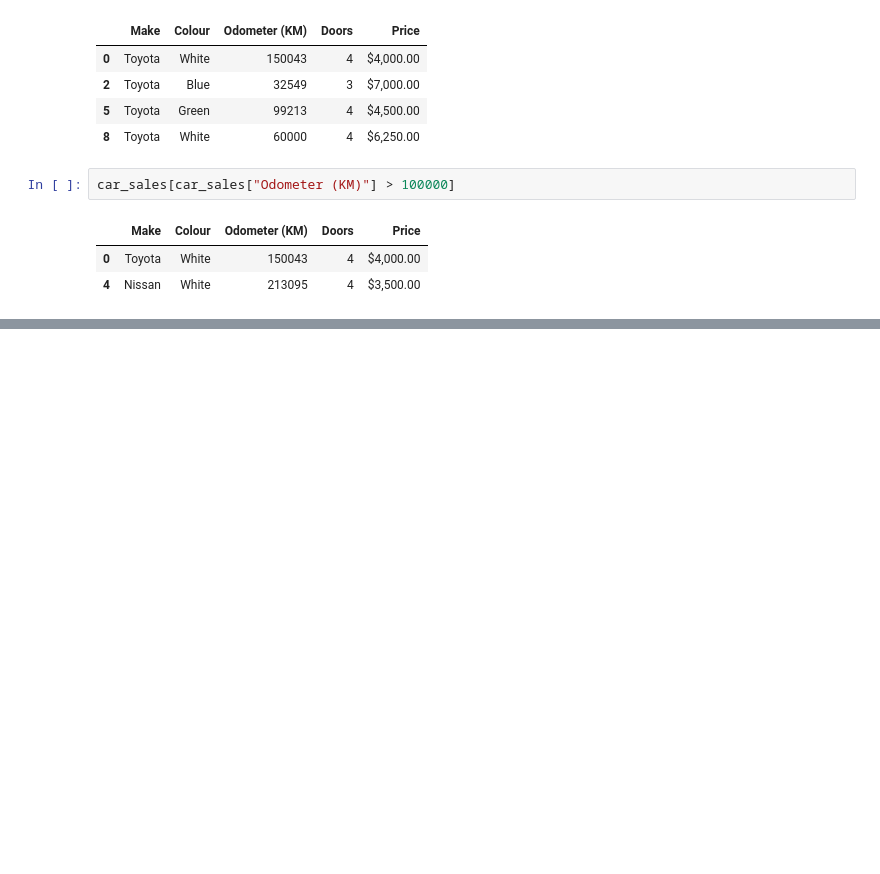
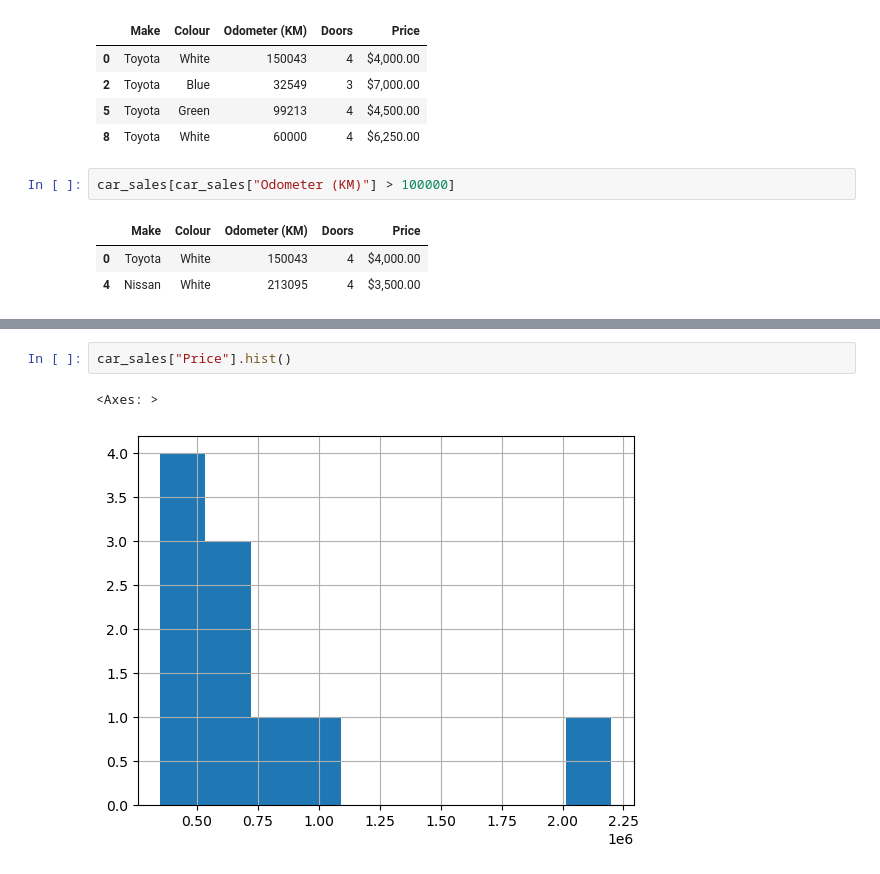
Before and after one commit to disono/machine-learning, a Jupyter notebook: 1-pandas-course/series-data-frames-csv.ipynb, the cells around one changed output, grey strips where cells are left out. Drawn from its saved outputs; the diff is of its cells as text; blank space fills up the shorter version.

```diff
--- a/1-pandas-course/series-data-frames-csv.ipynb
+++ b/1-pandas-course/series-data-frames-csv.ipynb
@@ -309,0 +371,5 @@ car_sales[car_sales["Odometer (KM)"] > 100000]
+# %%
+car_sales["Price"].hist()
+# %% [output]
+<Axes: >
+[figure, added]
```
Also changed, not shown: parts of 27 cells of this notebook, 1 other file.
